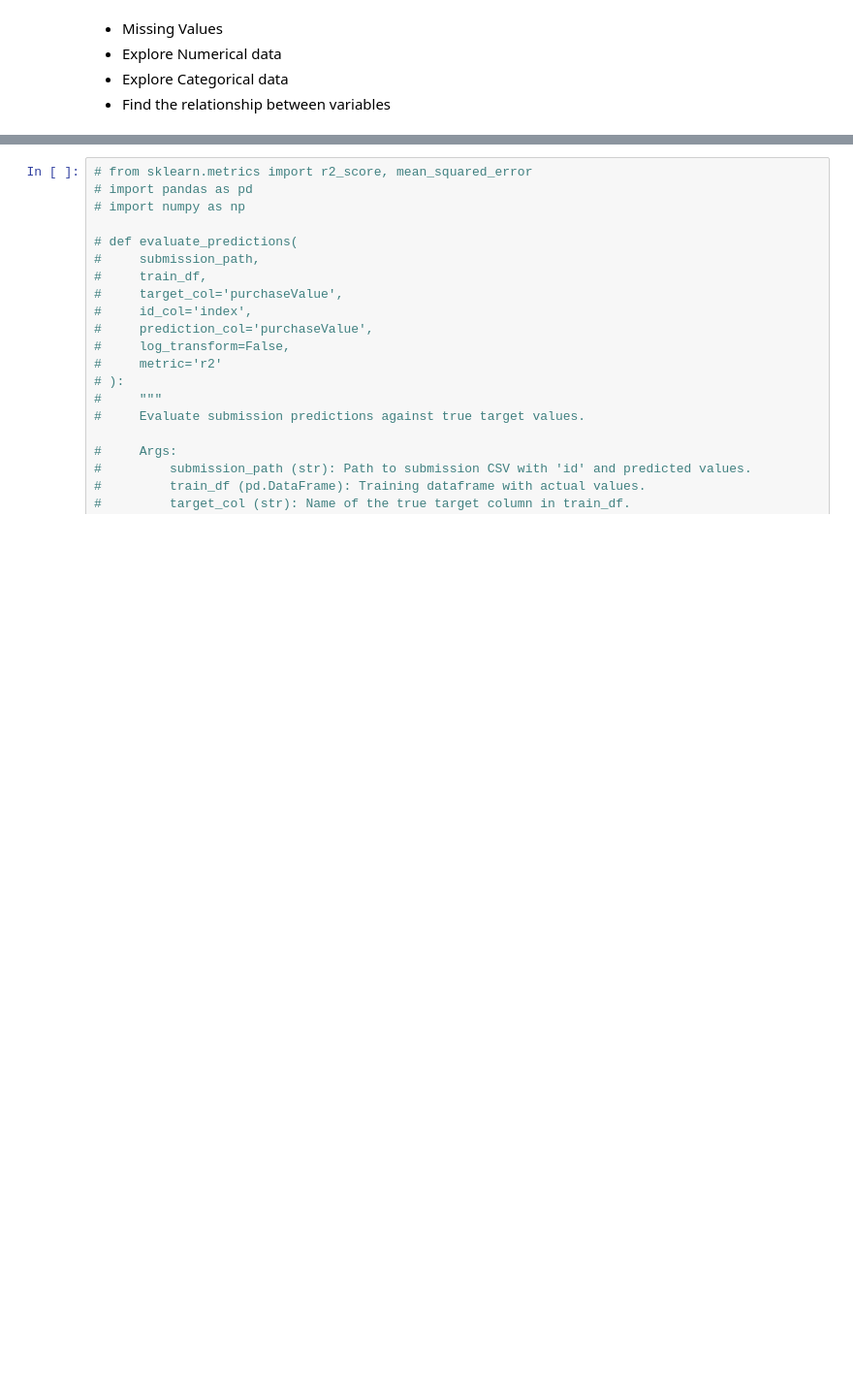
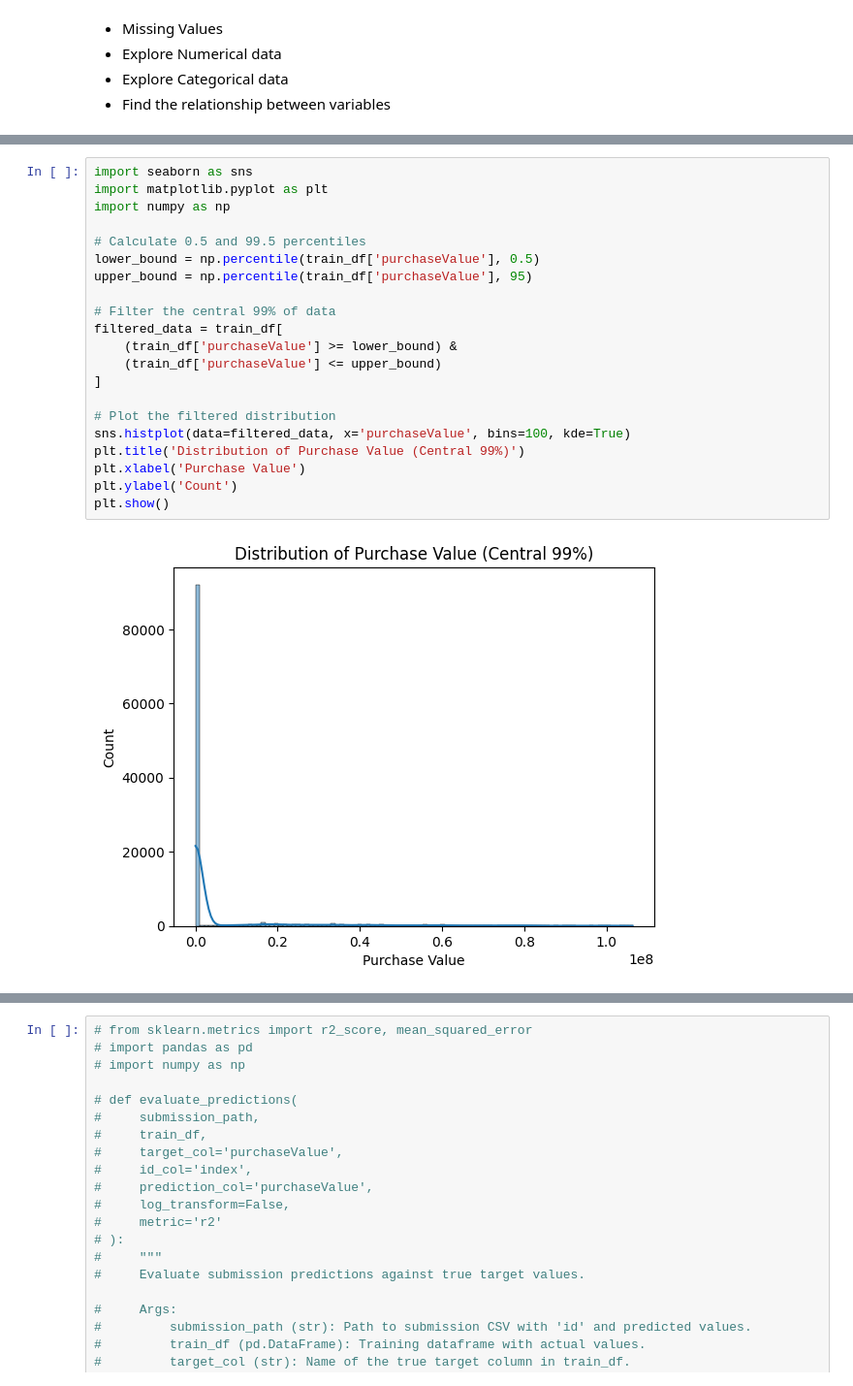
Before and after one commit to manjuiitm/codes, a Jupyter notebook: 24ds2000126-notebook-t22025.ipynb, the cells around one changed output, grey strips where cells are left out. Shown at 97% size. Cells and saved outputs as stored; diff of their text form; blank space fills up the shorter version.

```diff
--- a/24ds2000126-notebook-t22025.ipynb
+++ b/24ds2000126-notebook-t22025.ipynb
@@ -441,0 +313,23 @@ def compare_distributions(train_df, test_df, cols):
+# %%
+import seaborn as sns
+import matplotlib.pyplot as plt
+import numpy as np
+
+# Calculate 0.5 and 99.5 percentiles
+lower_bound = np.percentile(train_df['purchaseValue'], 0.5)
+upper_bound = np.percentile(train_df['purchaseValue'], 95)
+
+# Filter the central 99% of data
+filtered_data = train_df[
+    (train_df['purchaseValue'] >= lower_bound) &
+    (train_df['purchaseValue'] <= upper_bound)
+]
+
+# Plot the filtered distribution
+sns.histplot(data=filtered_data, x='purchaseValue', bins=100, kde=True)
+plt.title('Distribution of Purchase Value (Central 99%)')
+plt.xlabel('Purchase Value')
+plt.ylabel('Count')
+plt.show()
+# %% [output]
+[figure, added]
```
Also changed, not shown: parts of 203 cells of this notebook.
